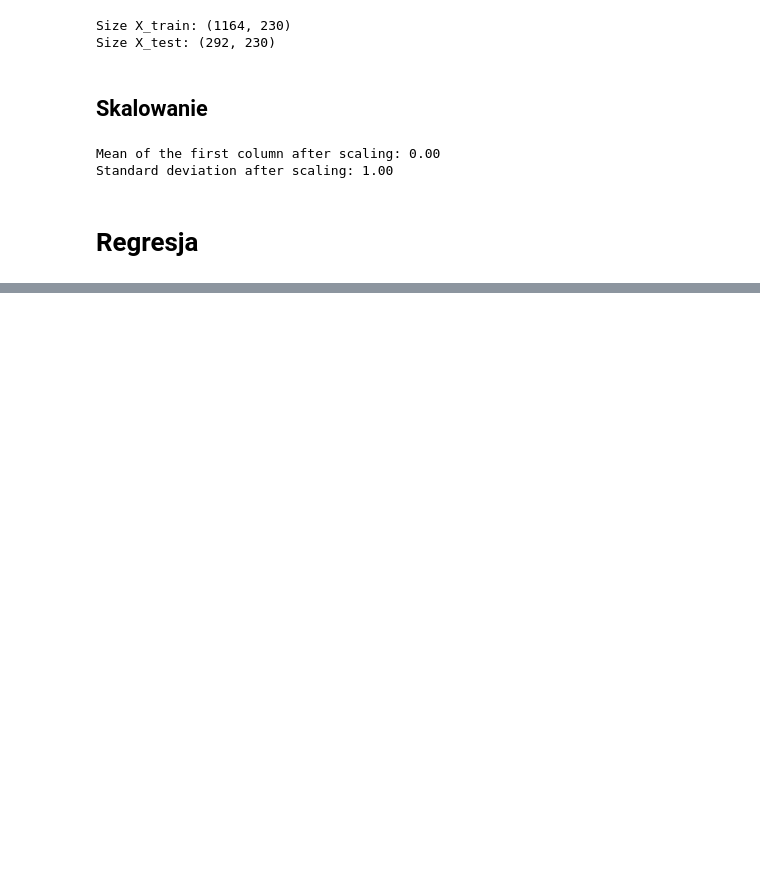
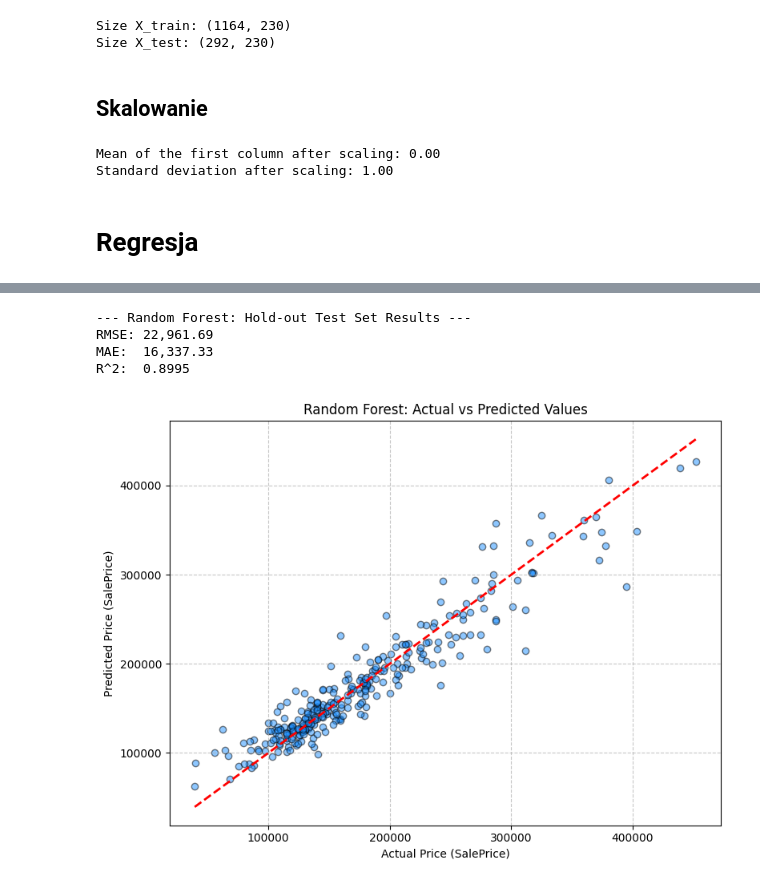
Before and after one commit to Stawicki2137/ai-regression-classification, a Jupyter notebook: notebooks/regression_ames_housing.ipynb, the cells around one changed output, grey strips where cells are left out. Cells and saved outputs as stored; diff of their text form; code cells hidden in the pictures; blank space fills up the shorter version.

```diff
--- a/notebooks/regression_ames_housing.ipynb
+++ b/notebooks/regression_ames_housing.ipynb
@@ -363,0 +533,31 @@ R^2 (Coefficient of Determination): 0.8950
+# %%
+random_forest_model.fit(X_train, y_train)
+y_pred_rf = random_forest_model.predict(X_test)
+rf_rmse = np.sqrt(mean_squared_error(y_test, y_pred_rf))
+rf_mae = mean_absolute_error(y_test, y_pred_rf)
+rf_r2 = r2_score(y_test, y_pred_rf)
+
+print('--- Random Forest: Hold-out Test Set Results ---')
+print(f'RMSE: {rf_rmse:,.2f}')
+print(f'MAE:  {rf_mae:,.2f}')
+print(f'R^2:  {rf_r2:.4f}')
+# %% [output]
+--- Random Forest: Hold-out Test Set Results ---
+RMSE: 22,961.69
+MAE:  16,337.33
+R^2:  0.8995
+# %%
+plt.figure(figsize=(8, 6))
+
+plt.scatter(y_test, y_pred_rf, alpha=0.5, color='dodgerblue', edgecolor='k')
+
+plt.plot([y_test.min(), y_test.max()], [y_test.min(), y_test.max()], 'r--',lw=2)
+
+plt.xlabel('Actual Price (SalePrice)')
+plt.ylabel('Predicted Price (SalePrice)')
+plt.title('Random Forest: Actual vs Predicted Values')
+plt.grid(True, linestyle='--', alpha=0.7)
+plt.tight_layout()
+plt.show()
+# %% [output]
+[figure, added]
```
Also changed, not shown: parts of 31 cells of this notebook.
